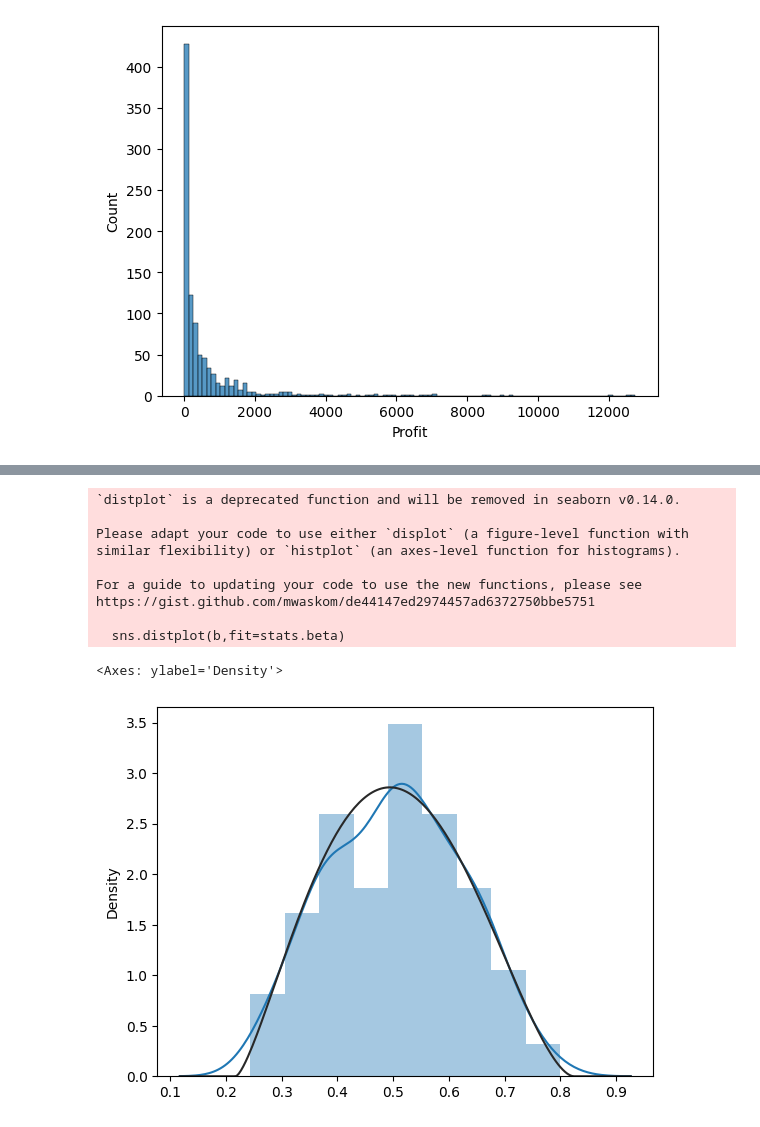
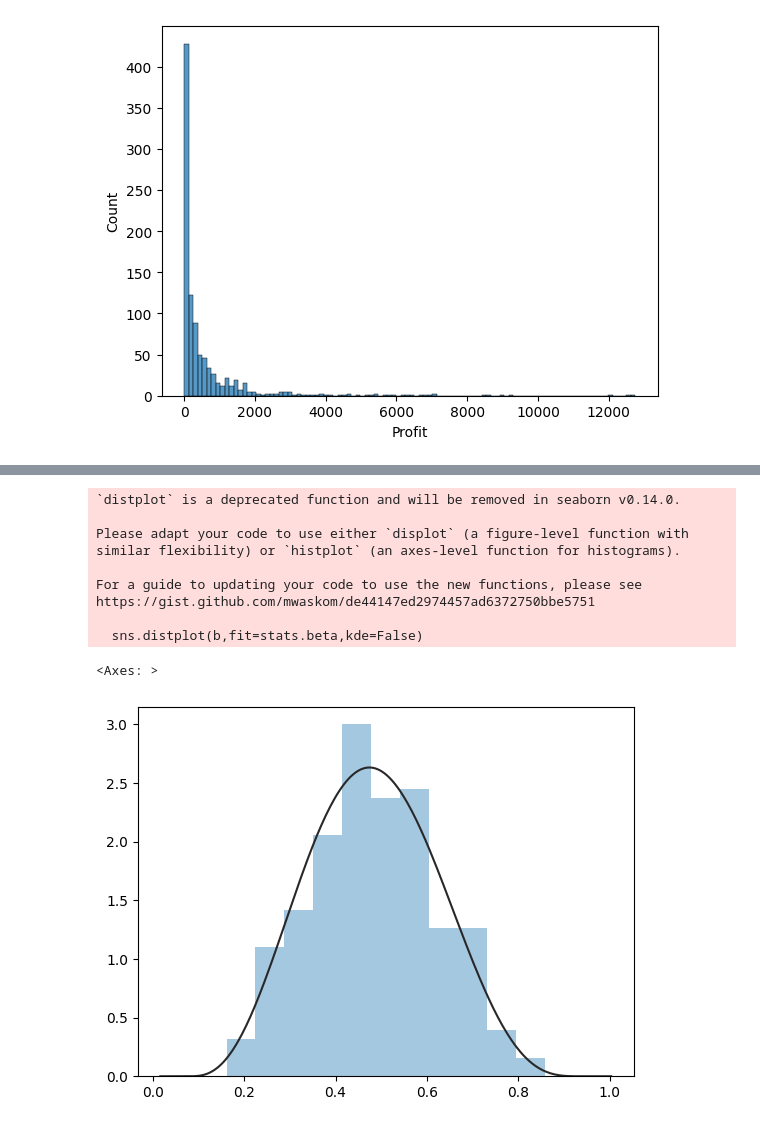
Before and after one commit to dev-jatin-mehra/Seaborn-Repo, a Jupyter notebook: 6_distribution_plots_1.ipynb, the cells around one changed output, grey strips where cells are left out. Drawn from its saved outputs; the diff is of its cells as text; code cells hidden in the pictures.

```diff
--- a/6_distribution_plots_1.ipynb
+++ b/6_distribution_plots_1.ipynb
@@ -87,16 +79,16 @@ https://gist.github.com/mwaskom/de44147ed2974457ad6372750bbe5751
 # %%
 b = np.random.beta(7,7,size=200)
 # %%
-sns.distplot(b,fit=stats.beta)
+sns.distplot(b,fit=stats.beta,kde=False)
 # %% [output]
 `distplot` is a deprecated function and will be removed in seaborn v0.14.0.
 
 Please adapt your code to use either `displot` (a figure-level function with
 similar flexibility) or `histplot` (an axes-level function for histograms).
 
 For a guide to updating your code to use the new functions, please see
 https://gist.github.com/mwaskom/de44147ed2974457ad6372750bbe5751
 
-  sns.distplot(b,fit=stats.beta)
+  sns.distplot(b,fit=stats.beta,kde=False)
-<Axes: ylabel='Density'>
+<Axes: >
-[figure, old version]
+[figure, new version]
```
Also changed, not shown: parts of 5 cells of this notebook, 1 other file.
